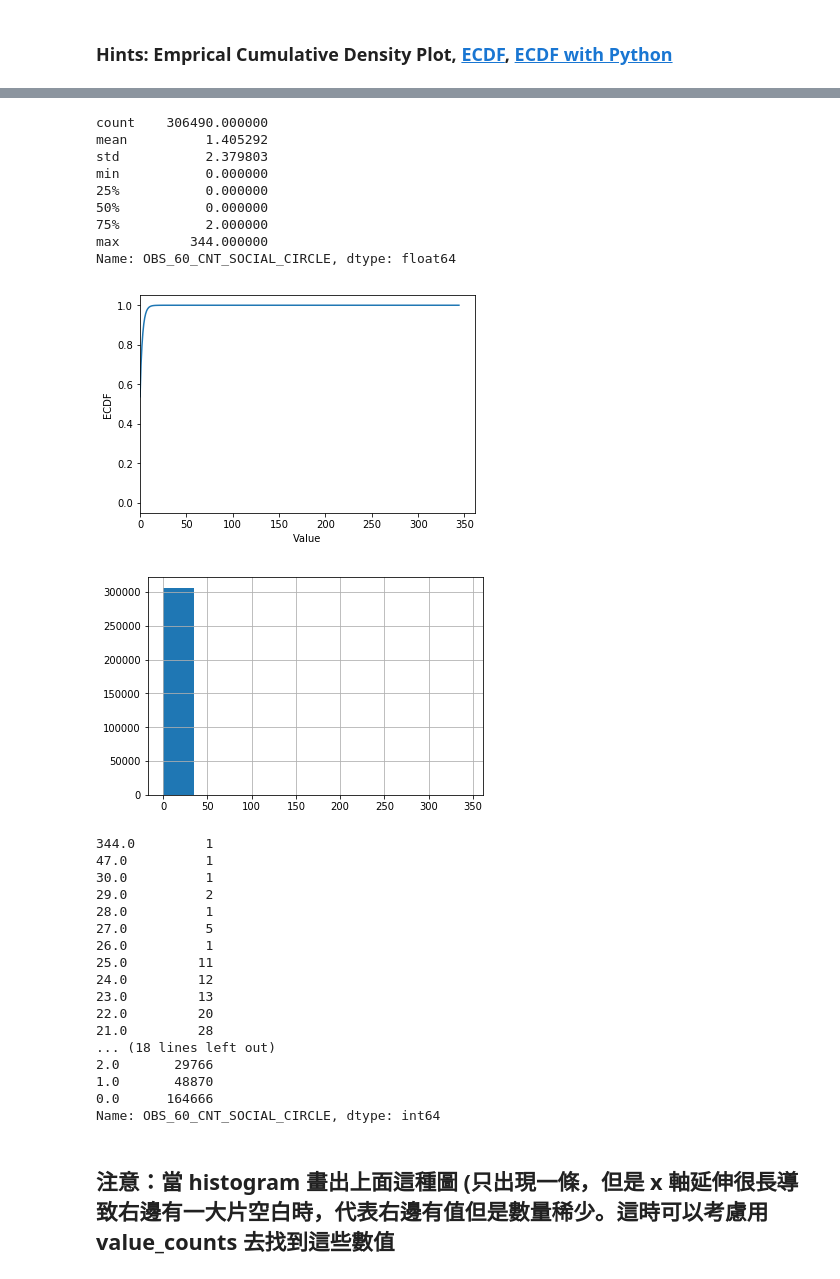
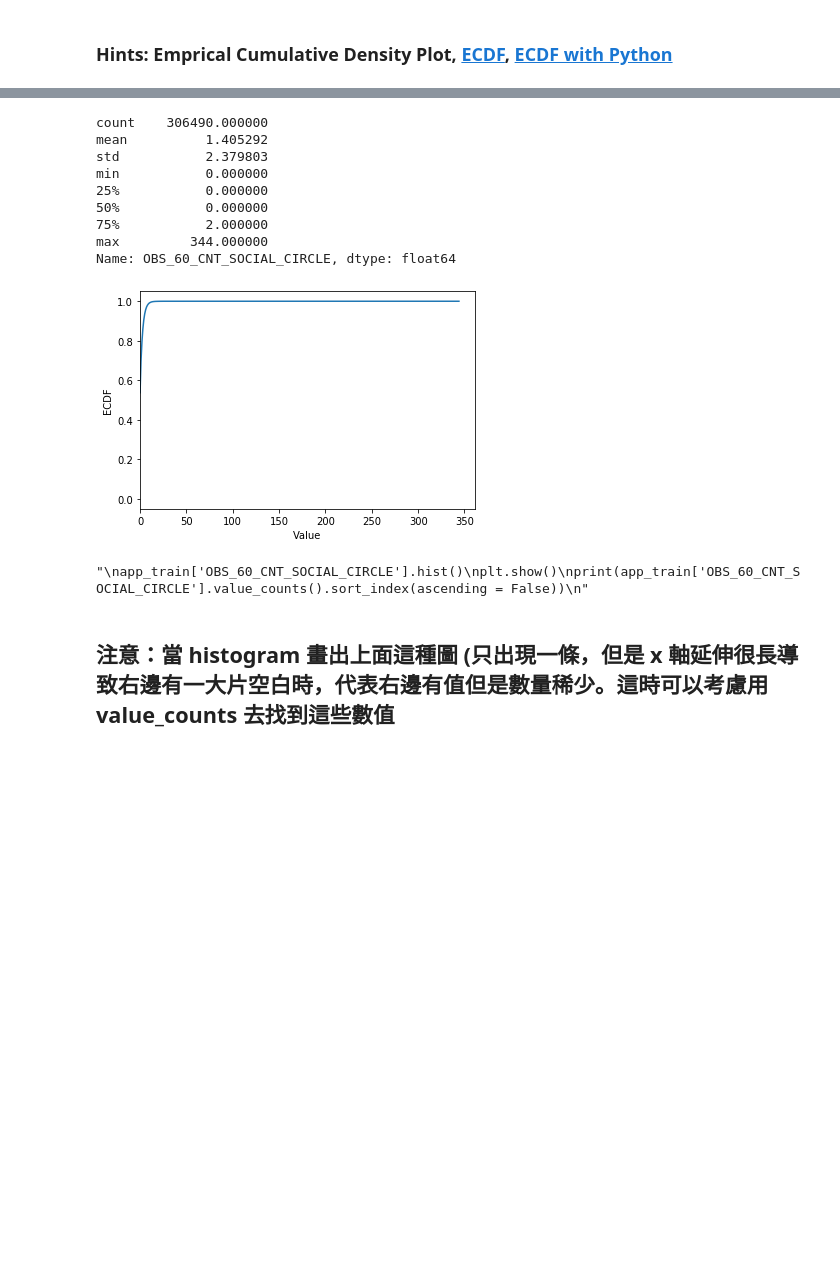
Before and after one commit to hedy0315/3rd-ML-100Days, a Jupyter notebook: homework/Day_009_HW.ipynb, the cells around one changed output, grey strips where cells are left out. Cells and saved outputs as stored; diff of their text form; code cells hidden in the pictures; blank space fills up the shorter version.

```diff
--- a/homework/Day_009_HW.ipynb
+++ b/homework/Day_009_HW.ipynb
@@ -20,10 +20,10 @@ import matplotlib.pyplot as plt
 %matplotlib inline
 
 # 設定 data_path
-#dir_data = './data'
+dir_data = './data'
 # %%
-#f_app = os.path.join(dir_data, 'application_train.csv')
-#print('Path of read in data: %s' % (f_app))
-app_train = pd.read_csv('application_train.csv')
+f_app = os.path.join(dir_data, 'application_train.csv')
+print('Path of read in data: %s' % (f_app))
+app_train = pd.read_csv(f_app)
 app_train.head()
 # %% [output]
@@ -178,53 +217,36 @@ Name: REGION_POPULATION_RELATIVE, Length: 81, dtype: int64
 # %%
 # 最大值落在分布之外
 print(app_train['OBS_60_CNT_SOCIAL_CIRCLE'].describe())
 
 # 繪製 Empirical Cumulative Density Plot (ECDF)
 """
 Your Code Here
 """
-
-cdf = app_train['OBS_60_CNT_SOCIAL_CIRCLE'].value_counts().sort_index().cumsum()
+cdf = app_train.OBS_60_CNT_SOCIAL_CIRCLE.value_counts().sort_index().cumsum()
 
 
 plt.plot(list(cdf.index), cdf/cdf.max())
 plt.xlabel('Value')
 plt.ylabel('ECDF')
 plt.xlim([cdf.index.min() * 0.95, cdf.index.max() * 1.05])
 plt.ylim([-0.05,1.05]) # 限制顯示圖片的範圍
 plt.show()
-
+"""
 app_train['OBS_60_CNT_SOCIAL_CIRCLE'].hist()
 plt.show()
 print(app_train['OBS_60_CNT_SOCIAL_CIRCLE'].value_counts().sort_index(ascending = False))
+"""
 # %% [output]
 count    306490.000000
 mean          1.405292
 std           2.379803
 min           0.000000
 25%           0.000000
 50%           0.000000
 75%           2.000000
 max         344.000000
 Name: OBS_60_CNT_SOCIAL_CIRCLE, dtype: float64
-[figure, old version]
+[figure, new version]
-[figure, removed]
-344.0         1
-47.0          1
-30.0          1
-29.0          2
-28.0          1
-27.0          5
-26.0          1
-25.0         11
-24.0         12
-23.0         13
-22.0         20
-21.0         28
-... (18 lines left out)
-2.0       29766
-1.0       48870
-0.0      164666
-Name: OBS_60_CNT_SOCIAL_CIRCLE, dtype: int64
+"\napp_train['OBS_60_CNT_SOCIAL_CIRCLE'].hist()\nplt.show()\nprint(app_train['OBS_60_CNT_SOCIAL_CIRCLE'].value_counts().sort_index(ascending = False))\n"
 # %% [markdown]
 ## 注意：當 histogram 畫出上面這種圖 (只出現一條，但是 x 軸延伸很長導致右邊有一大片空白時，代表右邊有值但是數量稀少。這時可以考慮用 value_counts 去找到這些數值
```
Also changed, not shown: parts of 14 cells of this notebook.
